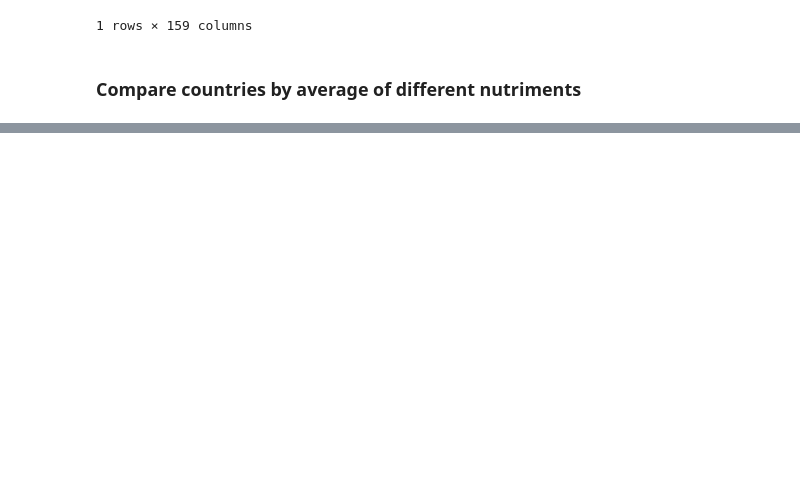
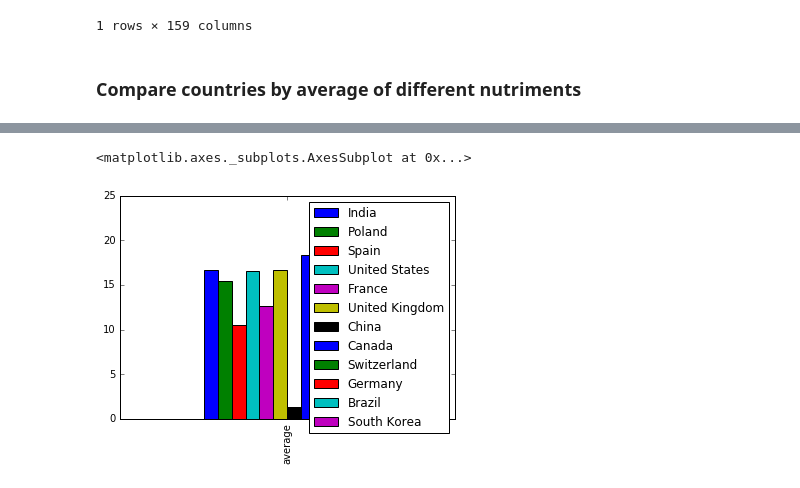
Before and after one commit to jaredvonhalle/CSC478WorldFoodFacts, a Jupyter notebook: USA.ipynb, the cells around one changed output, grey strips where cells are left out. Saved outputs shown, nothing was run; the diff lists cells and outputs as text; code cells hidden in the pictures; blank space fills up the shorter version.

Commit message:
compare countries by nutriment

```diff
--- a/USA.ipynb
+++ b/USA.ipynb
@@ -59,3 +72,5 @@ usa = utils.getByCountry(data, 'United States')
+# %%
+countries = ['India', 'Poland', 'Spain', 'United States', 'France', 'United Kingdom', 'China', 'Canada', 'Switzerland', 'Germany', 'Brazil', 'South Korea']
 # %%
 def getAvg(dataset, nutriment):
     return dataset[nutriment][dataset[nutriment].notnull()].mean()
@@ -67,0 +77,11 @@ def compareCountries(data, countries, nutriment):
+# %%
+def compareCountriesByNutrimentAverage(data, countries, nutriment):
+    df = pd.DataFrame(index=['average'], columns=countries)
+    for i in range(len(countries)):
+        country = countries[i]
+        country_data = utils.getByCountry(data, country)
+        df[country] = getAvg(country_data, nutriment)
+    return df
+# %%
+df = compareCountriesByNutrimentAverage(data, countries, 'sugars_100g')
+print df
@@ -67,0 +97,5 @@ def compareCountries(data, countries, nutriment):
+# %%
+df.plot(kind='bar')
+# %% [output]
+<matplotlib.axes._subplots.AxesSubplot at 0x...>
+[figure, added]
```
Also changed, not shown: parts of 6 cells of this notebook.
